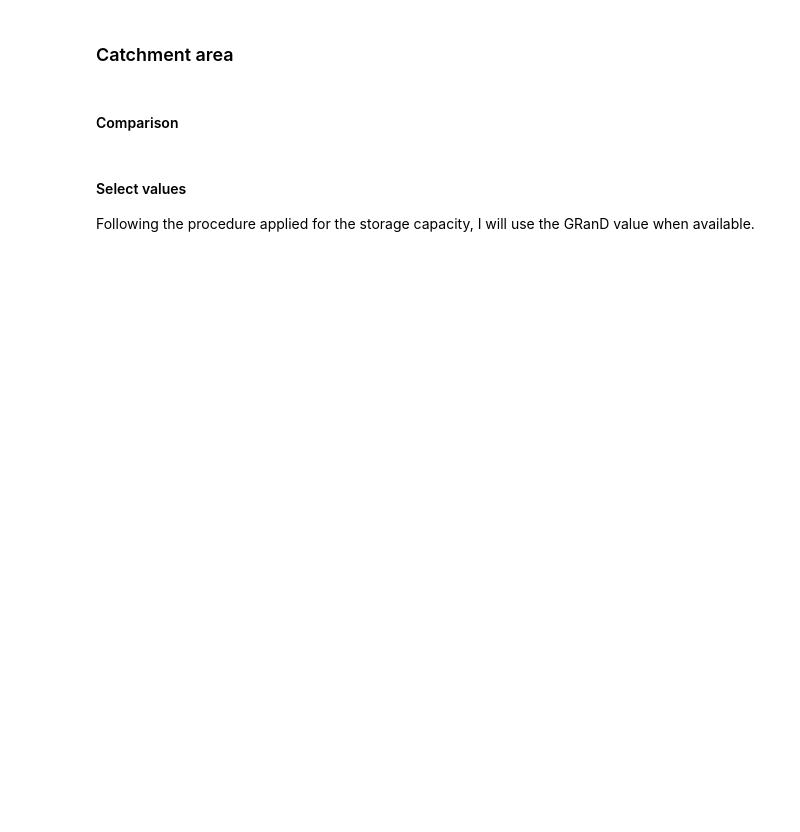
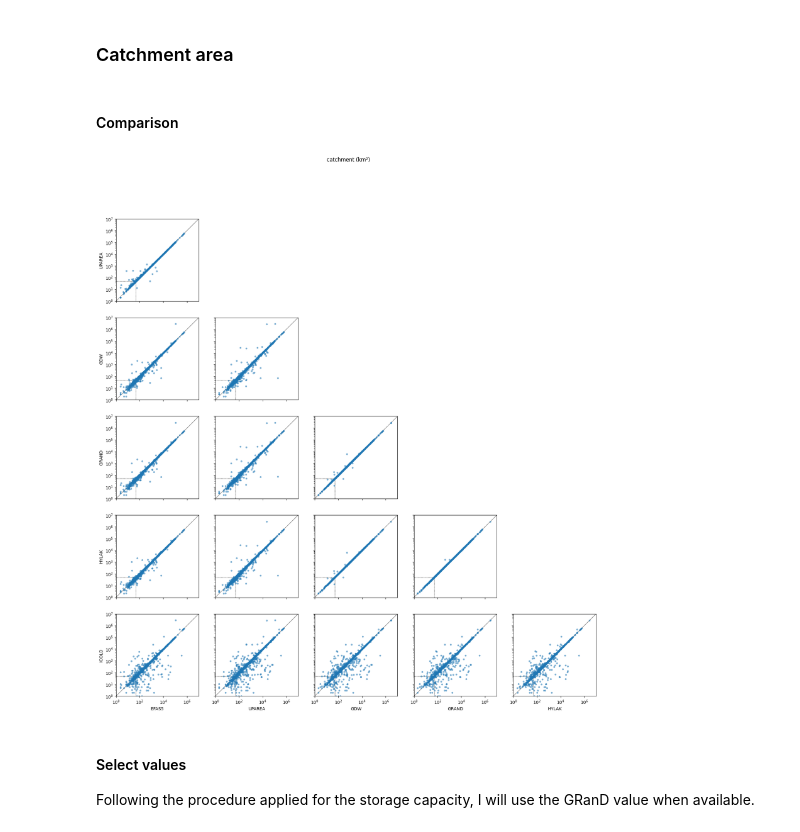
Before and after one commit to casadoj/lisflood-reservoirs, a Jupyter notebook: notebook/EFASv6/1.2_EFAS_reservoir_tables.ipynb, the cells around one changed output. Drawn from its saved outputs; the diff is of its cells as text; code cells hidden in the pictures; blank space fills up the shorter version.

```diff
--- a/notebook/EFASv6/1.2_EFAS_reservoir_tables.ipynb
+++ b/notebook/EFASv6/1.2_EFAS_reservoir_tables.ipynb
@@ -316,0 +343,12 @@ print('{0} reservoirs do not comply with the minimum storage of {1} hm3'.format(
+# %%
+# select value from GRAND, EFAS5, HYLAK or ICOLD in that order
+capacity.EFAS6 = np.nan
+for source in ['GRAND', 'GDW', 'HYLAK', 'ICOLD', 'EFAS5']:
+    missing = capacity.EFAS6.isnull()
+    mask = capacity[source].notnull()
+    capacity.loc[missing & mask, 'EFAS6'] = capacity.loc[missing & mask, source]
+    capacity.loc[missing & mask, 'SOURCE'] = source
+
+print('{0} reservoirs are missing the capacity value'.format(capacity.EFAS6.isnull().sum()))
+print('{0} reservoirs have a capacity lower or equal than 0'.format((capacity.EFAS6 <= 0).sum()))
+capacity.SOURCE.value_counts()
@@ -342,14 +393,37 @@ catchment.loc[hylak.loc[mask, 'ID'], 'HYLAK'] = hylak.loc[mask, 'Wshd_area'].val
+# %%
+catchment = pd.DataFrame(index=efas6.index, columns=['EFAS5', 'UPAREA', 'GDW', 'GRAND', 'ICOLD', 'HYLAK', 'EFAS6', 'SOURCE'], dtype=float)
+catchment.SOURCE = catchment.SOURCE.astype(str)
+
+# EFAS5
+catchment.loc[efas5.index, 'EFAS5'] = efas5['area']
+
+# upstream area map
+catchment.loc[poi6[idx_name], 'UPAREA'] = np.round(uparea.sel({'x': poi6['x'], 'y': poi6['y']}, method='nearest').to_pandas(), 0)
+
+# GDW
+catchment.loc[gdw.index, 'GDW'] = gdw.CATCH_SKM
+
+# GRanD
+catchment.loc[grand.index, 'GRAND'] = grand.CATCH_SKM
+
+# ICOLD
+catchment.loc[icold.index, 'ICOLD'] = icold.Catch_Area
+
+# HydroLakes
+catchment.loc[hylak.index, 'HYLAK'] = hylak.Wshd_area
 # %% [markdown]
 #### Comparison
 # %%
 compare_attributes(
-    catchment[['EFAS5', 'UPAREA', 'GRAND', 'HYLAK', 'ICOLD']],
+    catchment[['EFAS5', 'UPAREA', 'GDW', 'GRAND', 'HYLAK', 'ICOLD']],
     thr=MIN_CATCHMENT,
     vmin=1,
     vmax=1e7,
     title='catchment (km²)'
 )
 plt.savefig(PATH_OUT / 'plots' / 'catchment_pairplot.jpg', dpi=300, bbox_inches='tight')
+# %% [output]
+[figure, added]
 # %% [markdown]
 #### Select values
 
```
Also changed, not shown: parts of 77 cells of this notebook, 1 other file.
